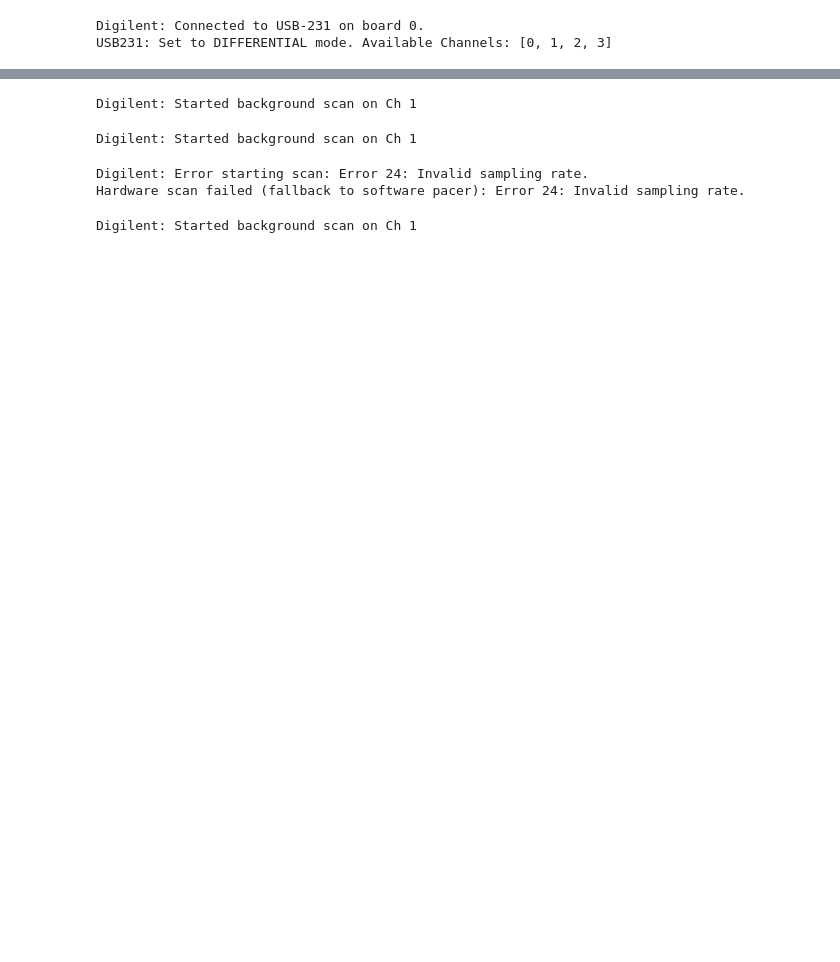
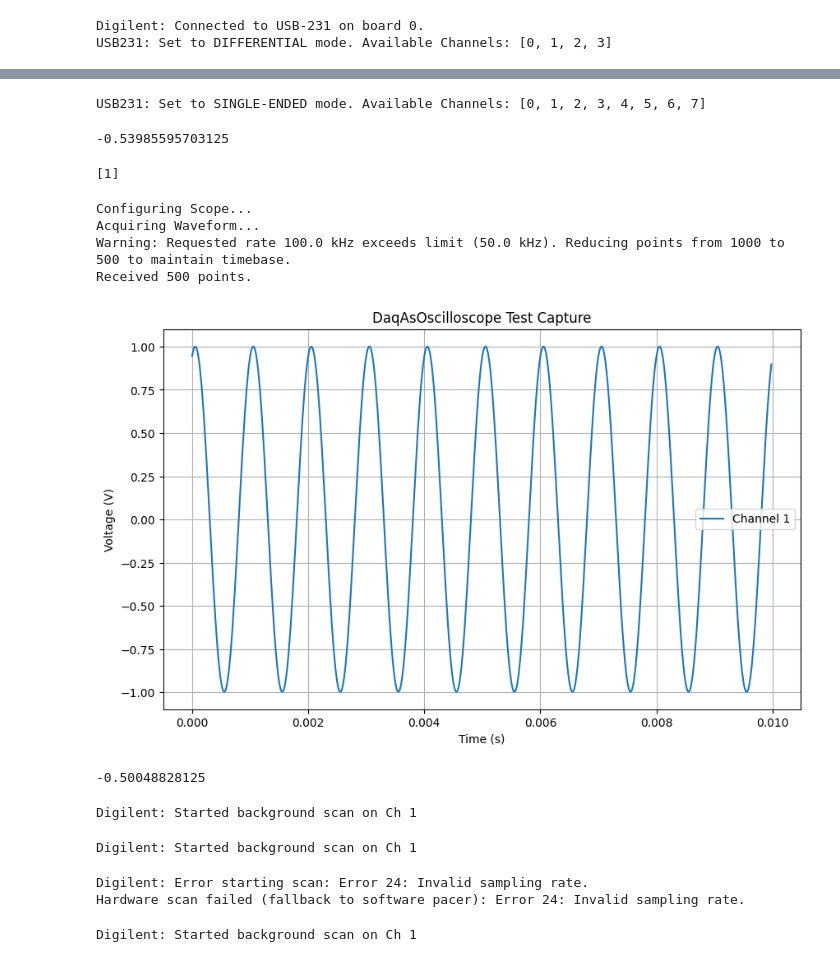
Before and after one commit to ElPsyKurisu/piec, a Jupyter notebook: src/piec/testing/emulator_test.ipynb, the cells around one changed output, grey strips where cells are left out. Cells and saved outputs as stored; diff of their text form; code cells hidden in the pictures; blank space fills up the shorter version.

```diff
--- a/src/piec/testing/emulator_test.ipynb
+++ b/src/piec/testing/emulator_test.ipynb
@@ -33,3 +10,5 @@ awg = DaqAsAwg(daq)
 # %% [output]
 Digilent: Connected to USB-231 on board 0.
 USB231: Set to DIFFERENTIAL mode. Available Channels: [0, 1, 2, 3]
+# %%
+scope = DaqAsOscilloscope(daq)
@@ -36,3 +20,62 @@ USB231: Set to DIFFERENTIAL mode. Available Channels: [0, 1, 2, 3]
+# %%
+daq.set_input_mode("SE")
+# %% [output]
+USB231: Set to SINGLE-ENDED mode. Available Channels: [0, 1, 2, 3, 4, 5, 6, 7]
+# %%
+scope.set_acquisition_channel(1)
+# %%
+scope.quick_read()
+# %% [output]
+-0.53985595703125
+# %%
+scope.channel
+# %% [output]
+[1]
+# %%
+import matplotlib.pyplot as plt
+def test_manual():
+
+
+    # 2. Wrap it with the Emulator
+
+    # 3. Configure the Scope
+    print("Configuring Scope...")
+    scope.set_acquisition_channel(1)
+    scope.set_input_coupling(0, 'DC')
+    scope.set_vertical_scale(0, 2.0)  # 1 V/div
+    scope.set_horizontal_scale(10e-4) # 10 ms/div -> 100ms Total
+
+    # 4. Acquire Data
+    print("Acquiring Waveform...")
+    df = scope.get_data()
+
+    if df.empty:
+        print("No data received or channel off.")
+        return
+
+    print(f"Received {len(df)} points.")
+
+    # 5. Plot
+    plt.figure(figsize=(10, 6))
+    plt.plot(df['Time'], df['Channel 1'], label='Channel 1')
+    plt.xlabel('Time (s)')
+    plt.ylabel('Voltage (V)')
+    plt.title('DaqAsOscilloscope Test Capture')
+    plt.grid(True)
+    plt.legend()
+    plt.show()
+# %%
+test_manual()
+# %% [output]
+Configuring Scope...
+Acquiring Waveform...
+Warning: Requested rate 100.0 kHz exceeds limit (50.0 kHz). Reducing points from 1000 to 500 to maintain timebase.
+Received 500 points.
+[figure, added]
+# %%
+daq.read_AI(0)
+# %% [output]
+-0.50048828125
 # %%
 awg.create_arb_waveform(1, 'meow', [0,0,0,1,1,1,0,0,0,1,1,1])
 # %%
```
Also changed, not shown: parts of 4 cells of this notebook, 7 other files.
